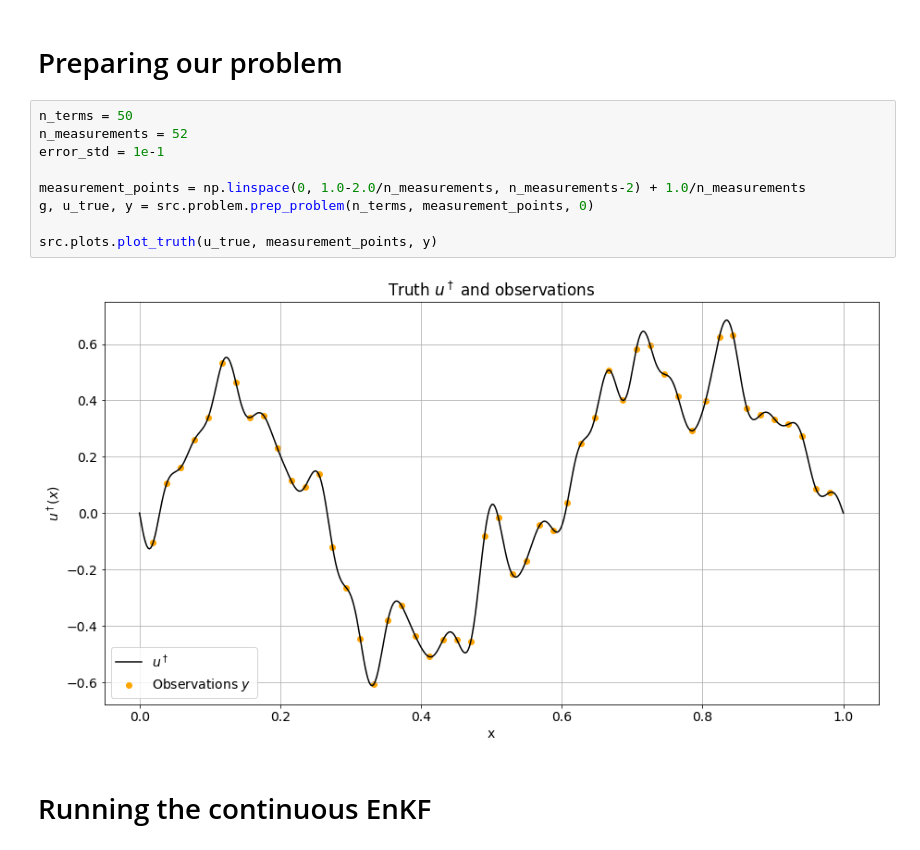
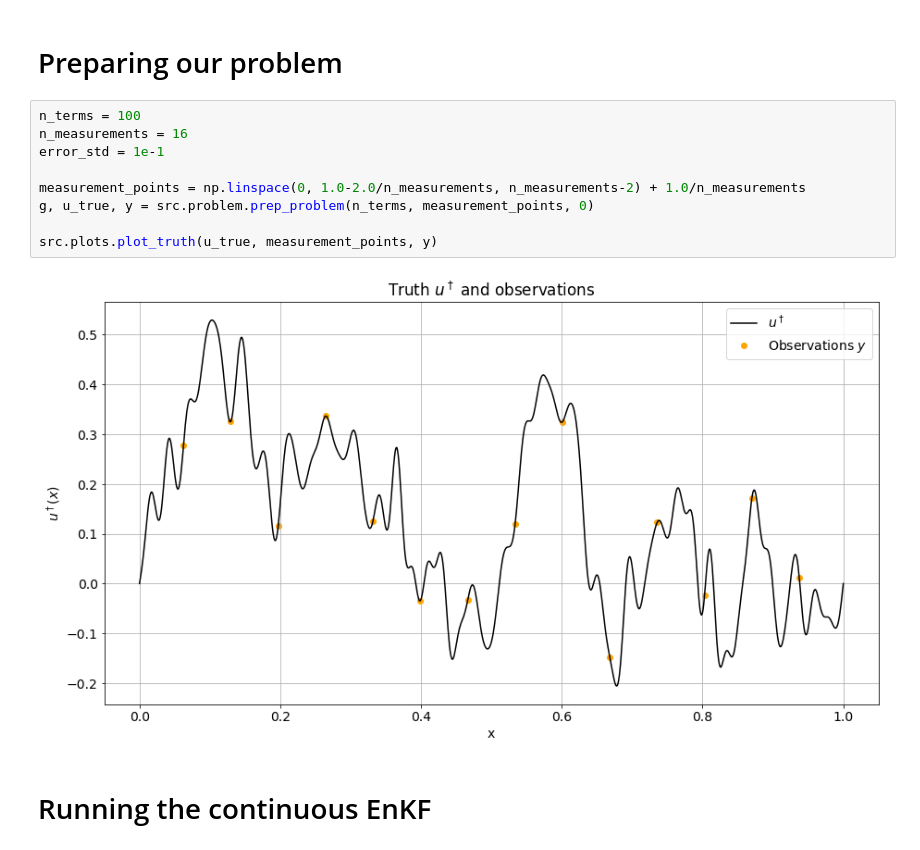
Before and after one commit to JIMMY-KSU/seminar_enkf_analysis, a Jupyter notebook: enkf.ipynb, the cells around one changed output. Drawn from its saved outputs; the diff is of its cells as text.

```diff
--- a/enkf.ipynb
+++ b/enkf.ipynb
@@ -23,16 +23,16 @@ src.plots.plot_gps([4, 16, 64, 256])
 # %% [markdown]
 # Preparing our problem
 # %%
-n_terms = 50
-n_measurements = 52
+n_terms = 100
+n_measurements = 16
 error_std = 1e-1
 
 measurement_points = np.linspace(0, 1.0-2.0/n_measurements, n_measurements-2) + 1.0/n_measurements
 g, u_true, y = src.problem.prep_problem(n_terms, measurement_points, 0)
 
 src.plots.plot_truth(u_true, measurement_points, y)
 # %% [output]
-[figure, old version]
+[figure, new version]
 # %% [markdown]
 # Running the continuous EnKF
 # %%
```
Also changed, not shown: parts of 6 cells of this notebook, 5 other files.
